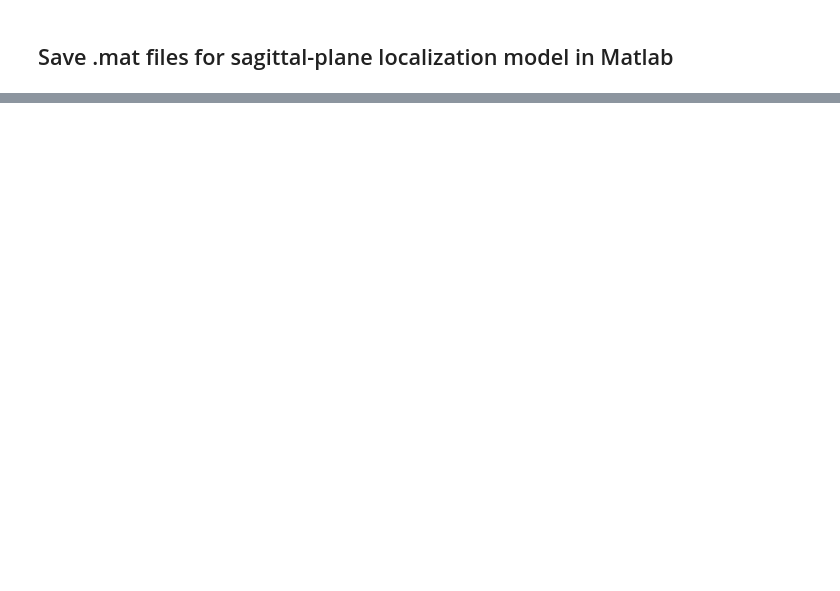
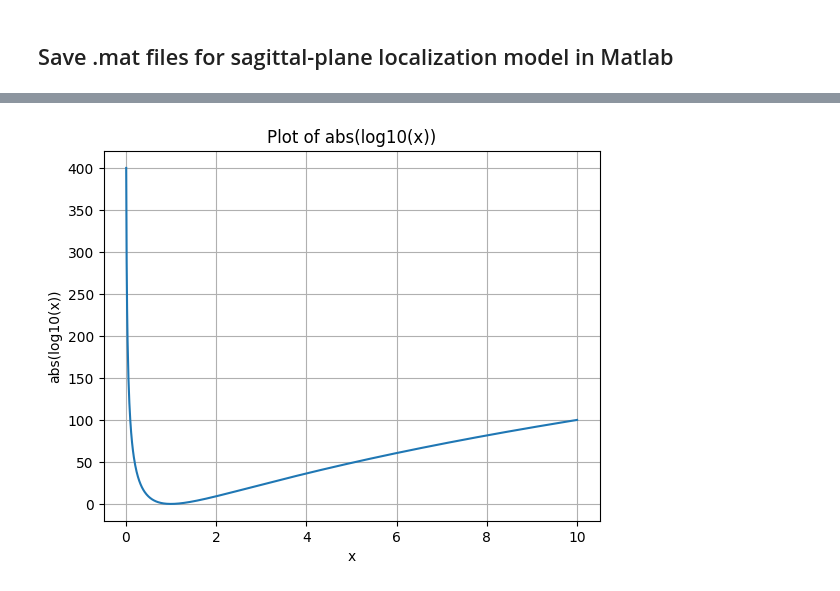
Before and after one commit to OrBerebi/TUB-BGU-colab, a Jupyter notebook: PyTorch/main.ipynb, the cells around one changed output, grey strips where cells are left out. Cells and saved outputs as stored; diff of their text form; code cells hidden in the pictures; blank space fills up the shorter version.

```diff
--- a/PyTorch/main.ipynb
+++ b/PyTorch/main.ipynb
@@ -811,0 +770,19 @@ plt.show()
+# %%
+import numpy as np
+import matplotlib.pyplot as plt
+
+# Generate x values
+x = np.linspace(0.01, 10, 1000)
+
+# Calculate y values
+y = (10*np.log10(x))**2
+
+# Plot
+plt.plot(x, y)
+plt.xlabel('x')
+plt.ylabel('abs(log10(x))')
+plt.title('Plot of abs(log10(x))')
+plt.grid(True)
+plt.show()
+# %% [output]
+[figure, added]
```
Also changed, not shown: parts of 8 cells of this notebook, 4 other files.
